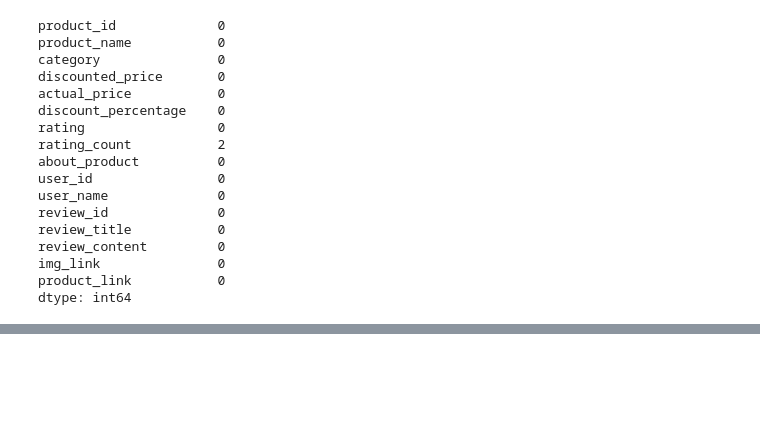
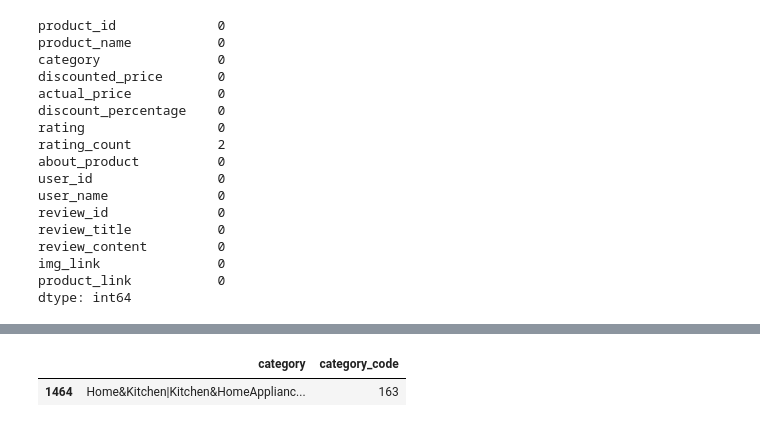
Before and after one commit to imgabrielas/Amazon-sales, a Jupyter notebook: amazon_sales.ipynb, the cells around one changed output, grey strips where cells are left out. Cells and saved outputs as stored; diff of their text form; code cells hidden in the pictures; blank space fills up the shorter version.

```diff
--- a/amazon_sales.ipynb
+++ b/amazon_sales.ipynb
@@ -105,0 +129,5 @@ df.describe()
+# %%
+drop_col = ['img_link', 'product_link', 'user_id', 'user_name']
+# %%
+df = df.drop(columns=drop_col)
+df.head()
@@ -105,0 +161,8 @@ df.describe()
+# %%
+df['category_code'], category_mapping = pd.factorize(df['category'])
+
+# category_mapping[code] gives back the original category string
+df[['category', 'category_code']].tail(1)
+# %% [output]
+|  | category | category_code |
+| 1464 | Home&Kitchen|Kitchen&HomeApplianc... | 163 |
```
Also changed, not shown: parts of 6 cells of this notebook.
